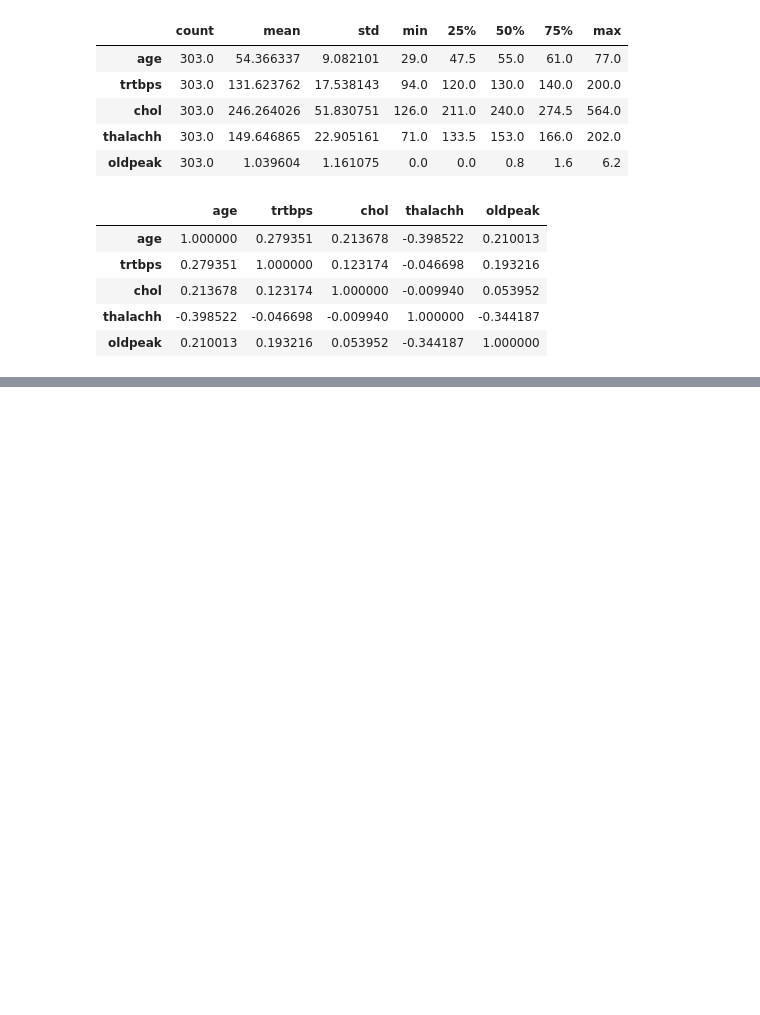
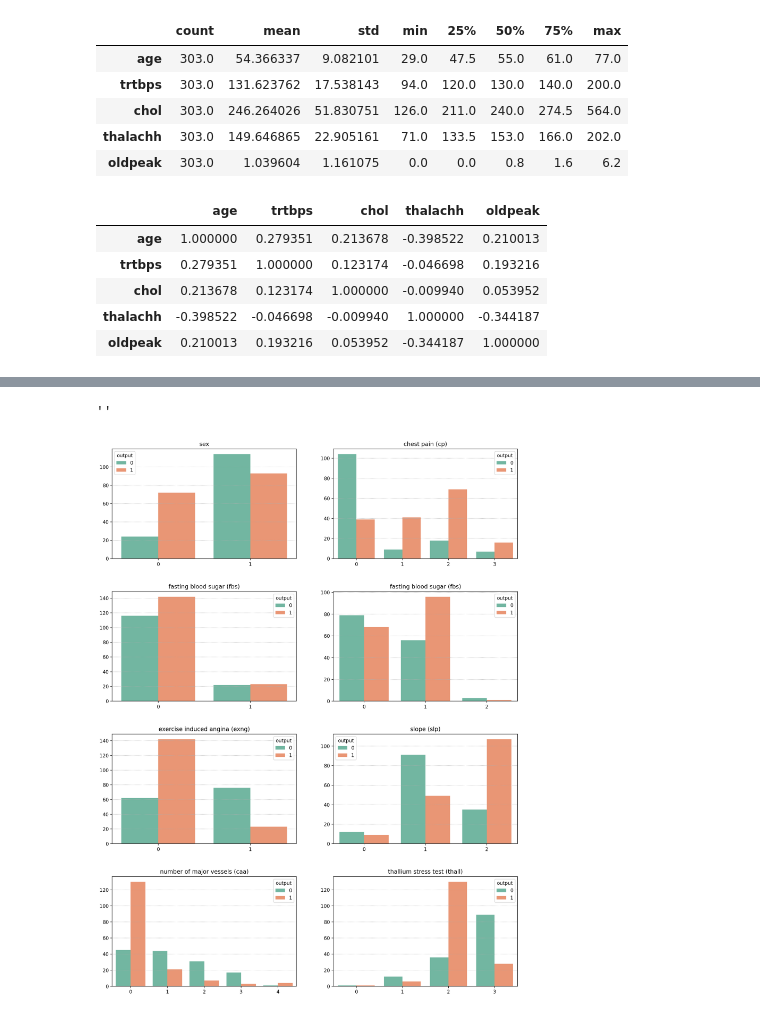
Before and after one commit to danielcho16/heart_attack_analysis, a Jupyter notebook: heart_attack.ipynb, the cells around one changed output, grey strips where cells are left out. Cells and saved outputs as stored; diff of their text form; code cells hidden in the pictures; blank space fills up the shorter version.

```diff
--- a/heart_attack.ipynb
+++ b/heart_attack.ipynb
@@ -159,0 +264,77 @@ num_cols_df
+# %%
+fig = plt.figure(figsize=(15,20),dpi=200)
+gs = gridspec.GridSpec(4,2)
+gs.update(wspace=0.2,hspace=0.3)
+
+# sex count
+ax0 = fig.add_subplot(gs[0,0])
+sns.countplot(ax=ax0,data=heart_df,x='sex',hue='output',palette='Set2')
+ax0.grid(ls=':',axis='y')
+# ax0 = set.xticklabels(['Female(0)','Male(1)'])
+ax0.set_title('sex',fontsize=12)
+ax0.set_xlabel('')
+ax0.set_ylabel('')
+
+# cp count
+ax1 = fig.add_subplot(gs[0,1])
+sns.countplot(ax=ax1,data=heart_df,x='cp',hue='output',palette='Set2')
+ax1.grid(ls=':',axis='y')
+# ax1.set_xticklabels(['Typical Angina(0)','Atypical Angina(1)','Non-anginal Pain(2)','Asymptomatic(3)'])
+ax1.set_title('chest pain (cp)',fontsize=12)
+ax1.set_xlabel('')
+ax1.set_ylabel('')
+
+# fbs count
+ax2 = fig.add_subplot(gs[1,0])
+sns.countplot(ax=ax2,data=heart_df,x='fbs',hue='output',palette='Set2')
+ax2.grid(ls=':',axis='y')
+# ax2.set_xticklabels(['False(0)','True(1)'])
+ax2.set_title('fasting blood sugar (fbs)',fontsize=12)
+ax2.set_xlabel('')
+ax2.set_ylabel('')
+
+# restecg count
+ax3 = fig.add_subplot(gs[1,1])
+sns.countplot(ax=ax3,data=heart_df,x='restecg',hue='output',palette='Set2')
+ax3.grid(ls=':',axis='y')
+# ax3.set_xticklabels(['Normal(0)','ST-T wave normality(1)','Left ventricular hypertrophy(2)'])
+ax3.set_title('fasting blood sugar (fbs)',fontsize=12)
+ax3.set_xlabel('')
+ax3.set_ylabel('')
+
+# exng count
+ax4 = fig.add_subplot(gs[2,0])
+sns.countplot(ax=ax4,data=heart_df,x='exng',hue='output',palette='Set2')
+ax4.grid(ls=':',axis='y')
+# ax4.set_xticklabels(['No(0)','Yes(1)'])
+ax4.set_title('exercise induced angina (exng)',fontsize=12)
+ax4.set_xlabel('')
+ax4.set_ylabel('')
+
+# slp count
+ax5 = fig.add_subplot(gs[2,1])
+sns.countplot(ax=ax5,data=heart_df,x='slp',hue='output',palette='Set2')
+ax5.grid(ls=':',axis='y')
+ax5.set_title('slope (slp)',fontsize=12)
+ax5.set_xlabel('')
+ax5.set_ylabel('')
+
+# caa count
+ax6 = fig.add_subplot(gs[3,0])
+sns.countplot(ax=ax6,data=heart_df,x='caa',hue='output',palette='Set2')
+ax6.grid(ls=':',axis='y')
+ax6.set_title('number of major vessels (caa)',fontsize=12)
+ax6.set_xlabel('')
+ax6.set_ylabel('')
+
+# thall count
+ax7 = fig.add_subplot(gs[3,1])
+sns.countplot(ax=ax7,data=heart_df,x='thall',hue='output',palette='Set2')
+ax7.grid(ls=':',axis='y')
+ax7.set_title('thallium stress test (thall)',fontsize=12)
+ax7.set_xlabel('')
+ax7.set_ylabel('')
+;
+# %% [output]
+''
+[figure, added]
```
Also changed, not shown: parts of 8 cells of this notebook.
